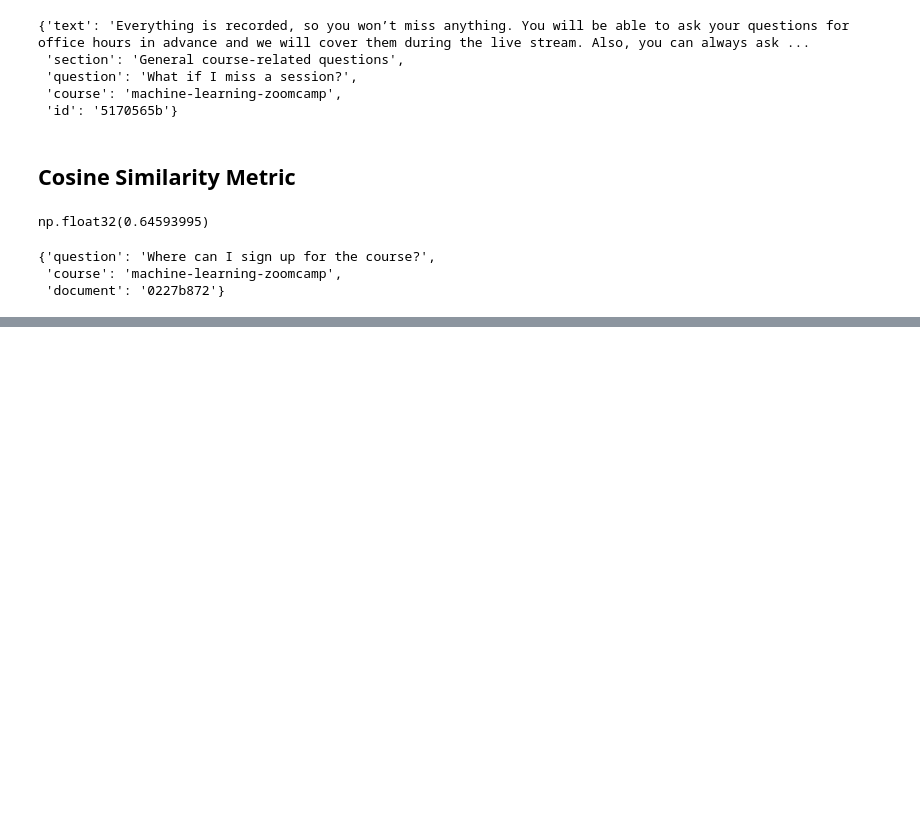
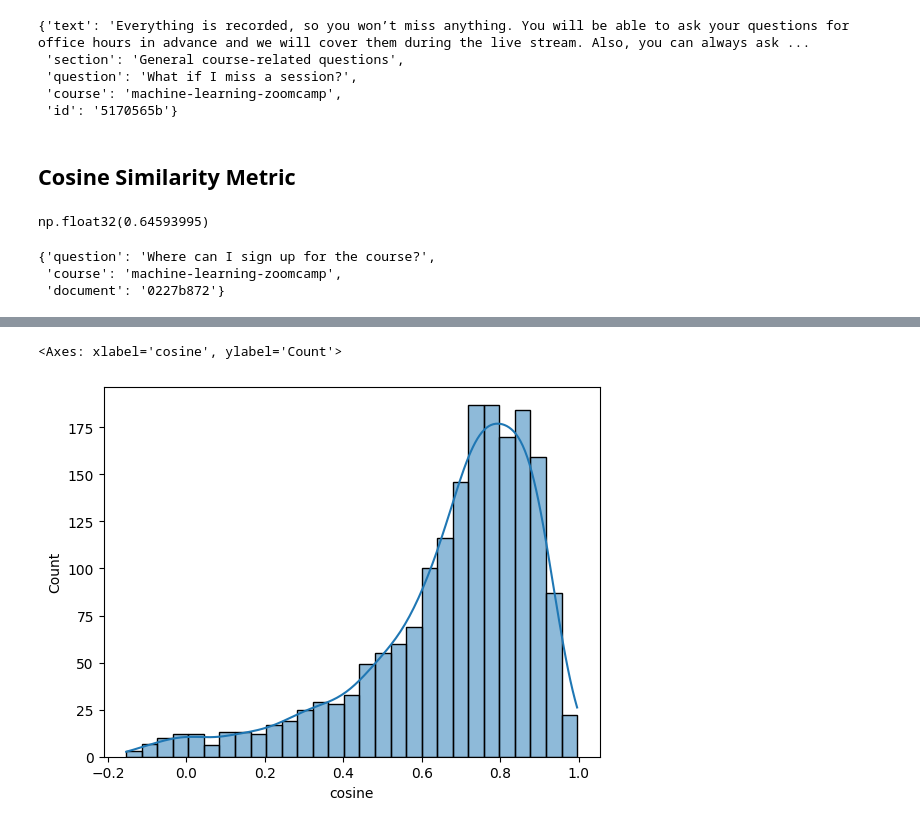
Before and after one commit to quang-g/llm_zoomcamp, a Jupyter notebook: 03-evaluation/rag_evaluation/offline-rag-evaluation.ipynb, the cells around one changed output, grey strips where cells are left out. Saved outputs shown, nothing was run; the diff lists cells and outputs as text; code cells hidden in the pictures; blank space fills up the shorter version.

```diff
--- a/03-evaluation/rag_evaluation/offline-rag-evaluation.ipynb
+++ b/03-evaluation/rag_evaluation/offline-rag-evaluation.ipynb
@@ -221,0 +226,19 @@ df_gpt4o.head()
+# %%
+record = results_gpt4o[0]
+# %%
+def compute_similarity(record):
+    answer_org = record['answer_orig']
+    answer_llm = record['answer_llm']
+
+    v_org = model.encode(answer_org)
+    v_llm = model.encode(answer_llm)
+
+    return v_org.dot(v_llm)
+# %%
+similarity = []
+
+for record in tqdm(results_gpt4o):
+    sim = compute_similarity(record)
+    similarity.append(sim)
+# %%
+df_gpt4o['cosine'] = similarity
@@ -221,0 +259,5 @@ df_gpt4o.head()
+# %%
+sns.histplot(df_gpt4o['cosine'],kde=True)
+# %% [output]
+<Axes: xlabel='cosine', ylabel='Count'>
+[figure, added]
```
Also changed, not shown: parts of 6 cells of this notebook.
